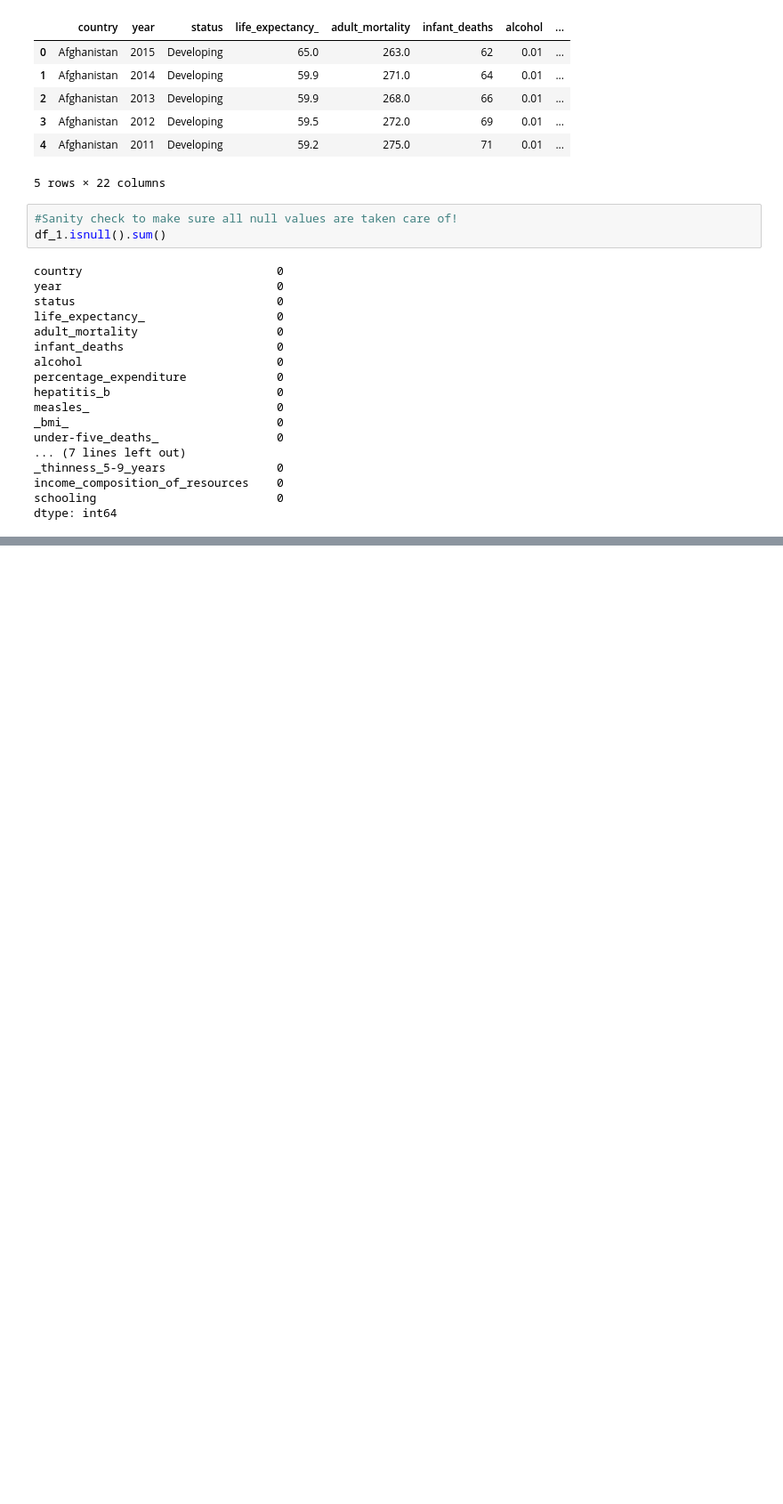
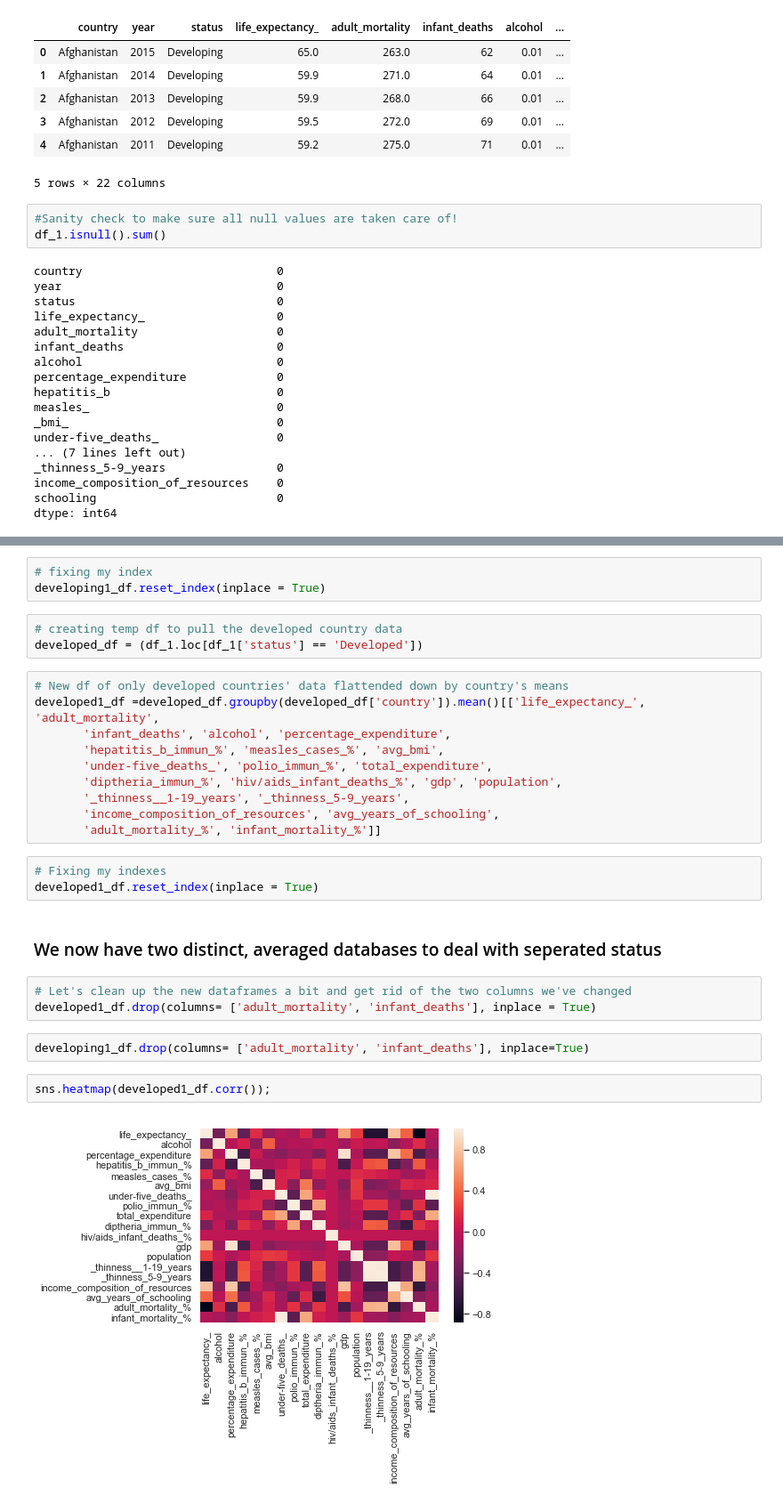
Before and after one commit to SteeleAlloy/thinkful_assignments, a Jupyter notebook: sl_model_preparation.ipynb, the cells around one changed output, grey strips where cells are left out. Shown at 89% size. Drawn from its saved outputs; the diff is of its cells as text; blank space fills up the shorter version.

```diff
--- a/sl_model_preparation.ipynb
+++ b/sl_model_preparation.ipynb
@@ -1209,0 +1089,30 @@ NOTE: This will be updated once I figure out what the best way to deal with my o
+# %%
+# fixing my index
+developing1_df.reset_index(inplace = True)
+# %%
+# creating temp df to pull the developed country data
+developed_df = (df_1.loc[df_1['status'] == 'Developed'])
+# %%
+# New df of only developed countries' data flattended down by country's means
+developed1_df =developed_df.groupby(developed_df['country']).mean()[['life_expectancy_', 'adult_mortality',
+       'infant_deaths', 'alcohol', 'percentage_expenditure',
+       'hepatitis_b_immun_%', 'measles_cases_%', 'avg_bmi',
+       'under-five_deaths_', 'polio_immun_%', 'total_expenditure',
+       'diptheria_immun_%', 'hiv/aids_infant_deaths_%', 'gdp', 'population',
+       '_thinness__1-19_years', '_thinness_5-9_years',
+       'income_composition_of_resources', 'avg_years_of_schooling',
+       'adult_mortality_%', 'infant_mortality_%']]
+# %%
+# Fixing my indexes
+developed1_df.reset_index(inplace = True)
+# %% [markdown]
+### We now have two distinct, averaged databases to deal with seperated status
+# %%
+# Let's clean up the new dataframes a bit and get rid of the two columns we've changed
+developed1_df.drop(columns= ['adult_mortality', 'infant_deaths'], inplace = True)
+# %%
+developing1_df.drop(columns= ['adult_mortality', 'infant_deaths'], inplace=True)
+# %%
+sns.heatmap(developed1_df.corr());
+# %% [output]
+[figure, added]
```
Also changed, not shown: parts of 32 cells of this notebook.
